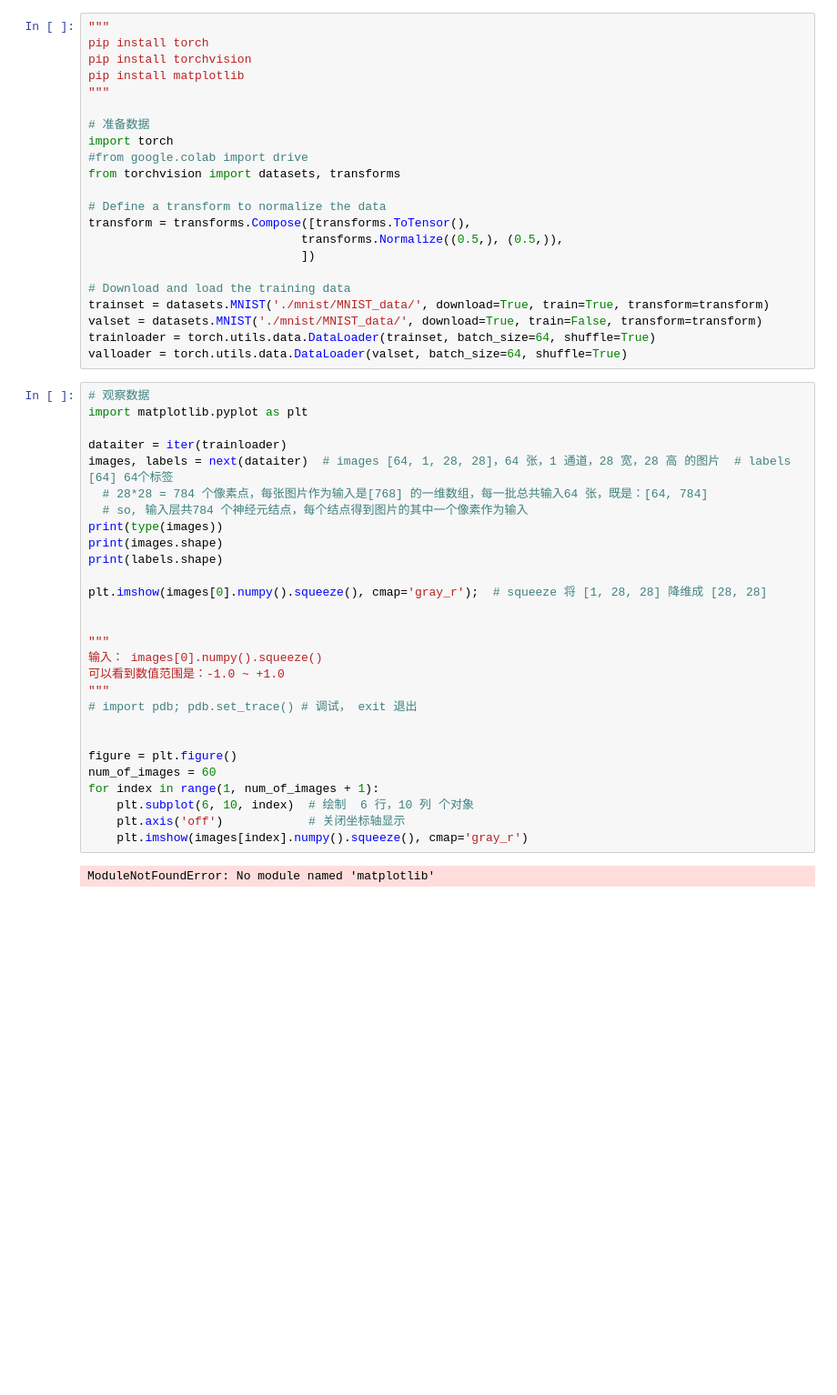
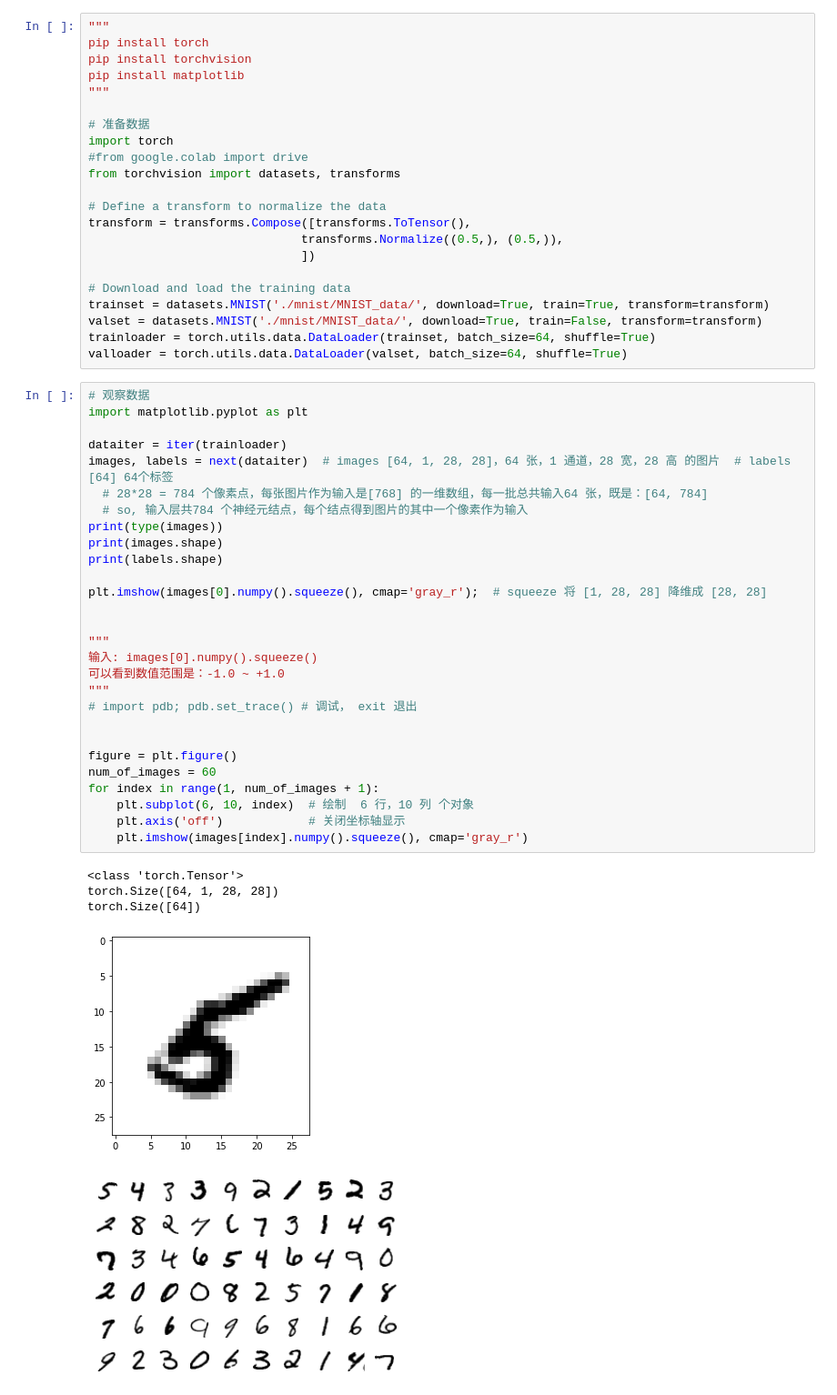
Before and after one commit to dlxj/doc, a Jupyter notebook: lang/programming/pytorch/数字识别/digit_torch_lastversion.ipynb, the cells around one changed output. Shown at 91% size. Drawn from its saved outputs; the diff is of its cells as text; blank space fills up the shorter version.

```diff
--- a/lang/programming/pytorch/数字识别/digit_torch_lastversion.ipynb
+++ b/lang/programming/pytorch/数字识别/digit_torch_lastversion.ipynb
@@ -23,30 +23,34 @@ valloader = torch.utils.data.DataLoader(valset, batch_size=64, shuffle=True)
 # %%
 # 观察数据
 import matplotlib.pyplot as plt
 
 dataiter = iter(trainloader)
 images, labels = next(dataiter)  # images [64, 1, 28, 28]，64 张，1 通道，28 宽，28 高 的图片  # labels [64] 64个标签
   # 28*28 = 784 个像素点，每张图片作为输入是[768] 的一维数组，每一批总共输入64 张，既是：[64, 784]
   # so, 输入层共784 个神经元结点，每个结点得到图片的其中一个像素作为输入
 print(type(images))
 print(images.shape)
 print(labels.shape)
 
 plt.imshow(images[0].numpy().squeeze(), cmap='gray_r');  # squeeze 将 [1, 28, 28] 降维成 [28, 28]
 
 
 """
-输入： images[0].numpy().squeeze()
+输入: images[0].numpy().squeeze()
 可以看到数值范围是：-1.0 ~ +1.0
 """
 # import pdb; pdb.set_trace() # 调试， exit 退出
 
 
 figure = plt.figure()
 num_of_images = 60
 for index in range(1, num_of_images + 1):
     plt.subplot(6, 10, index)  # 绘制  6 行，10 列 个对象
     plt.axis('off')            # 关闭坐标轴显示
     plt.imshow(images[index].numpy().squeeze(), cmap='gray_r')
 # %% [output]
-ModuleNotFoundError: No module named 'matplotlib'
+<class 'torch.Tensor'>
+torch.Size([64, 1, 28, 28])
+torch.Size([64])
+[figure, added]
+[figure, added]
```
